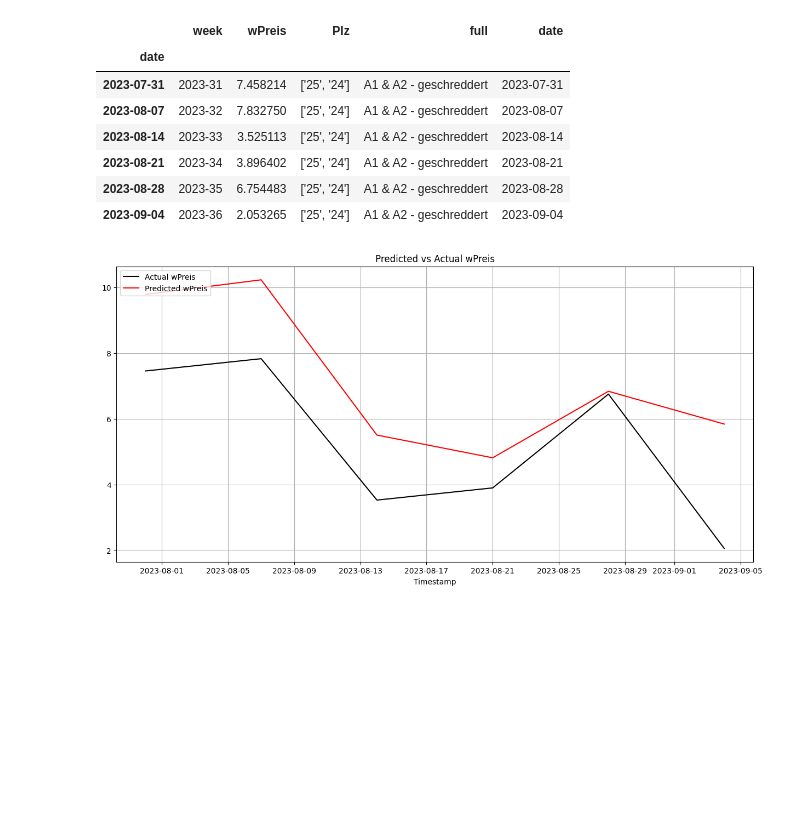
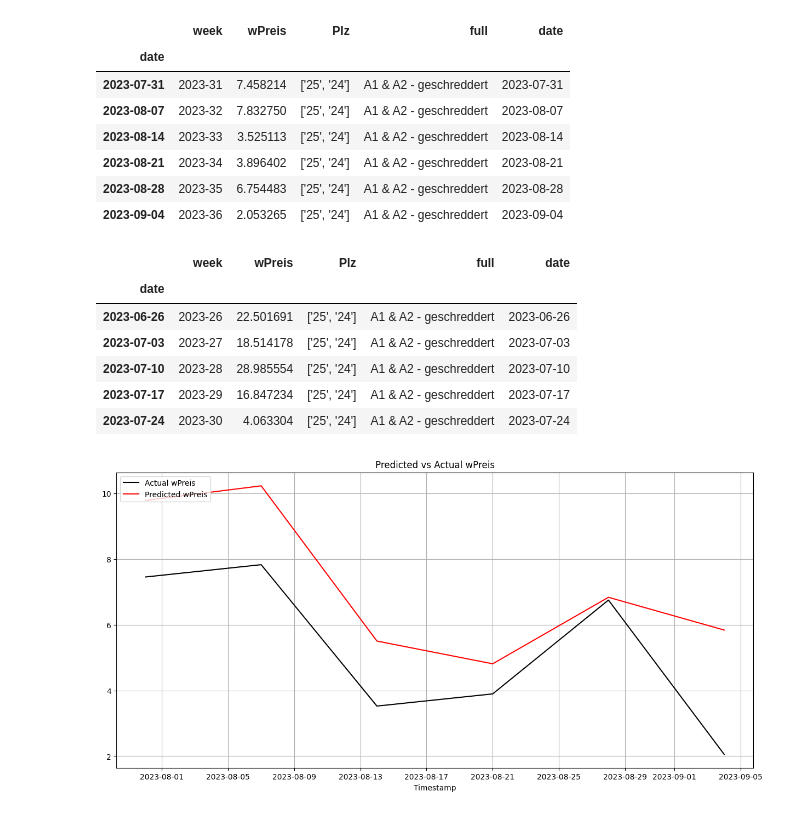
Before and after one commit to surajkarak/thesis, a Jupyter notebook: timeseries.ipynb, the cells around one changed output. Saved outputs shown, nothing was run; the diff lists cells and outputs as text; code cells hidden in the pictures; blank space fills up the shorter version.

```diff
--- a/timeseries.ipynb
+++ b/timeseries.ipynb
@@ -586,6 +591,16 @@ df_test
 | 2023-08-21 | 2023-34 | 3.896402 | ['25', '24'] | A1 & A2 - geschreddert | 2023-08-21 |
 | 2023-08-28 | 2023-35 | 6.754483 | ['25', '24'] | A1 & A2 - geschreddert | 2023-08-28 |
 | 2023-09-04 | 2023-36 | 2.053265 | ['25', '24'] | A1 & A2 - geschreddert | 2023-09-04 |
+# %%
+df_train.tail()
+# %% [output]
+|  | week | wPreis | Plz | full | date |
+| date |  |  |  |  |  |
+| 2023-06-26 | 2023-26 | 22.501691 | ['25', '24'] | A1 & A2 - geschreddert | 2023-06-26 |
+| 2023-07-03 | 2023-27 | 18.514178 | ['25', '24'] | A1 & A2 - geschreddert | 2023-07-03 |
+| 2023-07-10 | 2023-28 | 28.985554 | ['25', '24'] | A1 & A2 - geschreddert | 2023-07-10 |
+| 2023-07-17 | 2023-29 | 16.847234 | ['25', '24'] | A1 & A2 - geschreddert | 2023-07-17 |
+| 2023-07-24 | 2023-30 | 4.063304 | ['25', '24'] | A1 & A2 - geschreddert | 2023-07-24 |
 # %%
 # Plot actual vs predicted values
 plt.figure(figsize=(15, 7))
```
Also changed, not shown: parts of 115 cells of this notebook, 2 other files.
